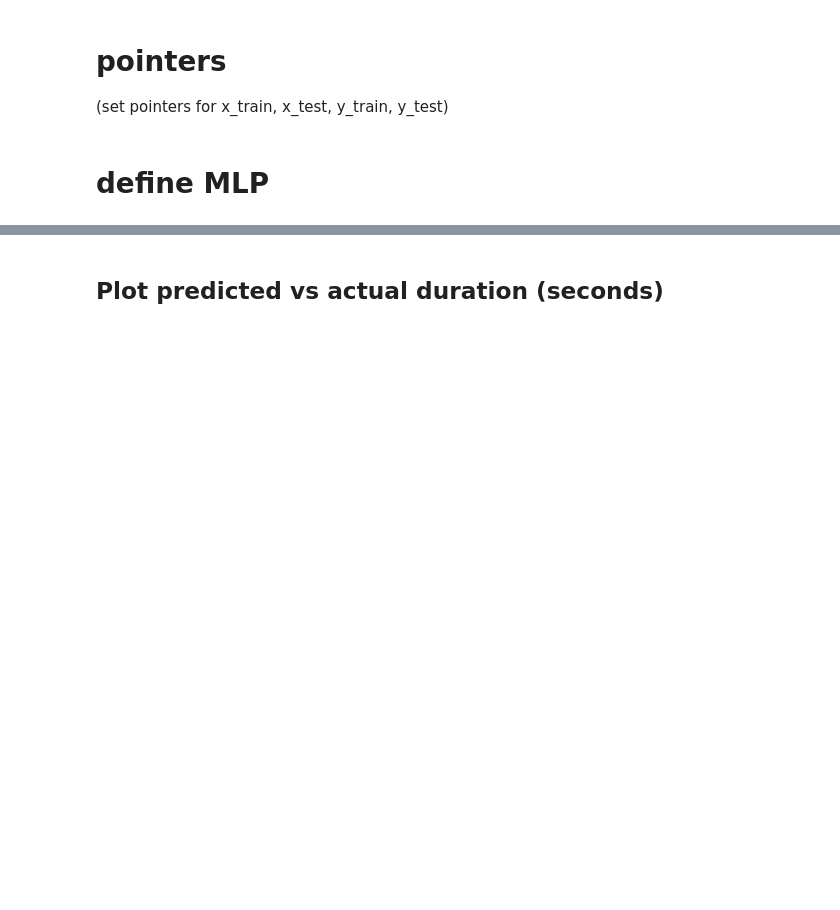
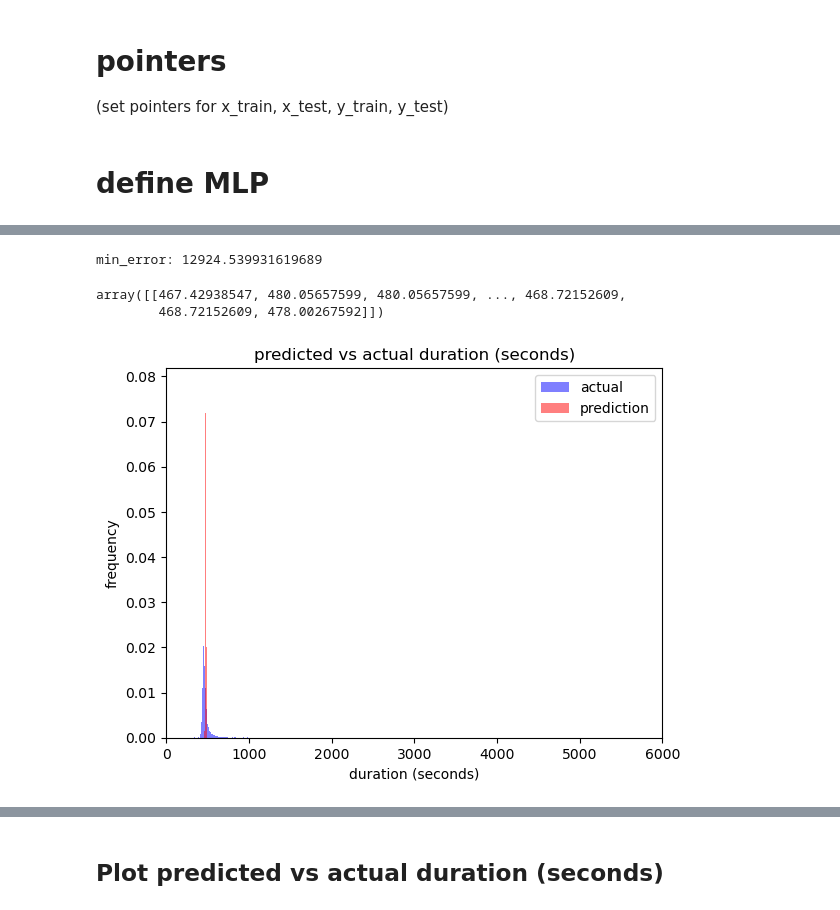
Before and after one commit to justing0909/DS4420_transit_delay_prediction, a Jupyter notebook: DS4420-Project-MLP.ipynb, the cells around one changed output, grey strips where cells are left out. Cells and saved outputs as stored; diff of their text form; code cells hidden in the pictures; blank space fills up the shorter version.

```diff
--- a/DS4420-Project-MLP.ipynb
+++ b/DS4420-Project-MLP.ipynb
@@ -624,0 +470,29 @@ progress:100.0%         time_elapsed:35.85
+# %%
+print("min_error:",errLin[-1])
+# %% [output]
+min_error: 12924.539931619689
+# %%
+y_pred = mlp.fw(x_test.T).astype(float)
+assert np.min(y_pred) >= 0, "relu doesnt work :("
+y_pred
+# %% [output]
+array([[467.42938547, 480.05657599, 480.05657599, ..., 468.72152609,
+        468.72152609, 478.00267592]])
+# %%
+plt.hist(y_test.astype(float).flatten(),bins=200,
+         density=True,color="blue",alpha=0.5,
+         label = "actual"
+        )
+plt.hist(y_pred.astype(float).flatten(),bins=20,
+         density=True,color="red",alpha = 0.5,
+         label = "prediction"
+        )
+
+plt.xlim(0,6_000)
+plt.title("predicted vs actual duration (seconds)")
+plt.xlabel("duration (seconds)")
+plt.ylabel("frequency")
+plt.legend()
+plt.show()
+# %% [output]
+[figure, added]
```
Also changed, not shown: parts of 41 cells of this notebook.
